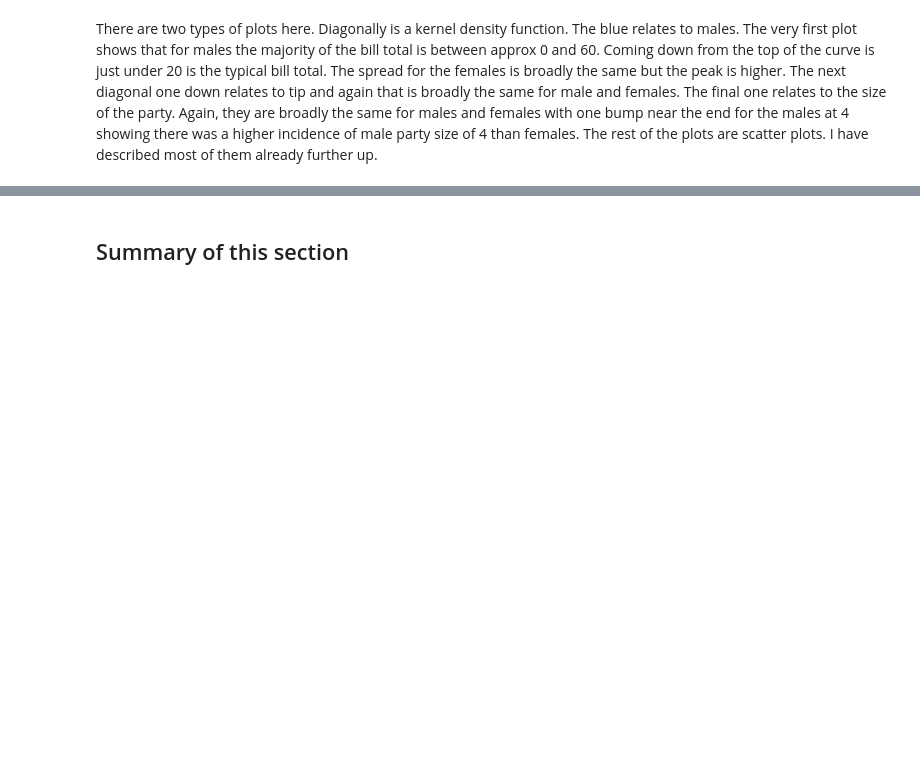
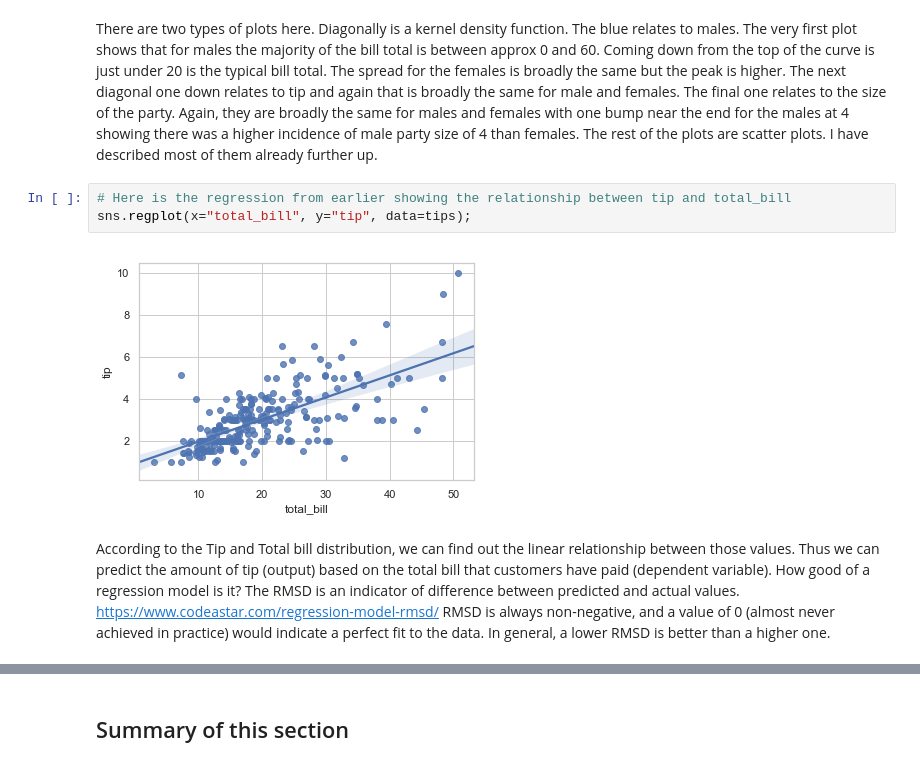
Before and after one commit to bexiturley/Fundamentals-of-Data-Analysis-Assessment-2019, a Jupyter notebook: reorderTips.ipynb, the cells around one changed output, grey strips where cells are left out. Drawn from its saved outputs; the diff is of its cells as text; blank space fills up the shorter version.

Commit message:
regression model test

```diff
--- a/reorderTips.ipynb
+++ b/reorderTips.ipynb
@@ -956,3 +956,10 @@ sns.pairplot(df, "sex")
 # %% [markdown]
 There are two types of plots here. Diagonally is a kernel density function. The blue relates to males. The very first plot shows that for males the majority of the bill total is between approx 0 and 60. Coming down from the top of the curve is just under 20 is the typical bill total. The spread for the females is broadly the same but the peak is higher. The next diagonal one down relates to tip and again that is broadly the same for male and females. The final one relates to the size of the party. Again, they are broadly the same for males and females with one bump near the end for the males at 4 showing there was a higher incidence of male party size of 4 than females.
 The rest of the plots are scatter plots. I have described most of them already further up.
+# %%
+# Here is the regression from earlier showing the relationship between tip and total_bill
+sns.regplot(x="total_bill", y="tip", data=tips);
+# %% [output]
+[figure, added]
+# %% [markdown]
+According to the Tip and Total bill distribution, we can find out the linear relationship between those values. Thus we can predict the amount of tip (output) based on the total bill that customers have paid (dependent variable).  How good of a regression model is it?  The RMSD is an indicator of difference between predicted and actual values.  https://www.codeastar.com/regression-model-rmsd/  RMSD is always non-negative, and a value of 0 (almost never achieved in practice) would indicate a perfect fit to the data. In general, a lower RMSD is better than a higher one.
```
Also changed, not shown: parts of 22 cells of this notebook, 1 other file.
